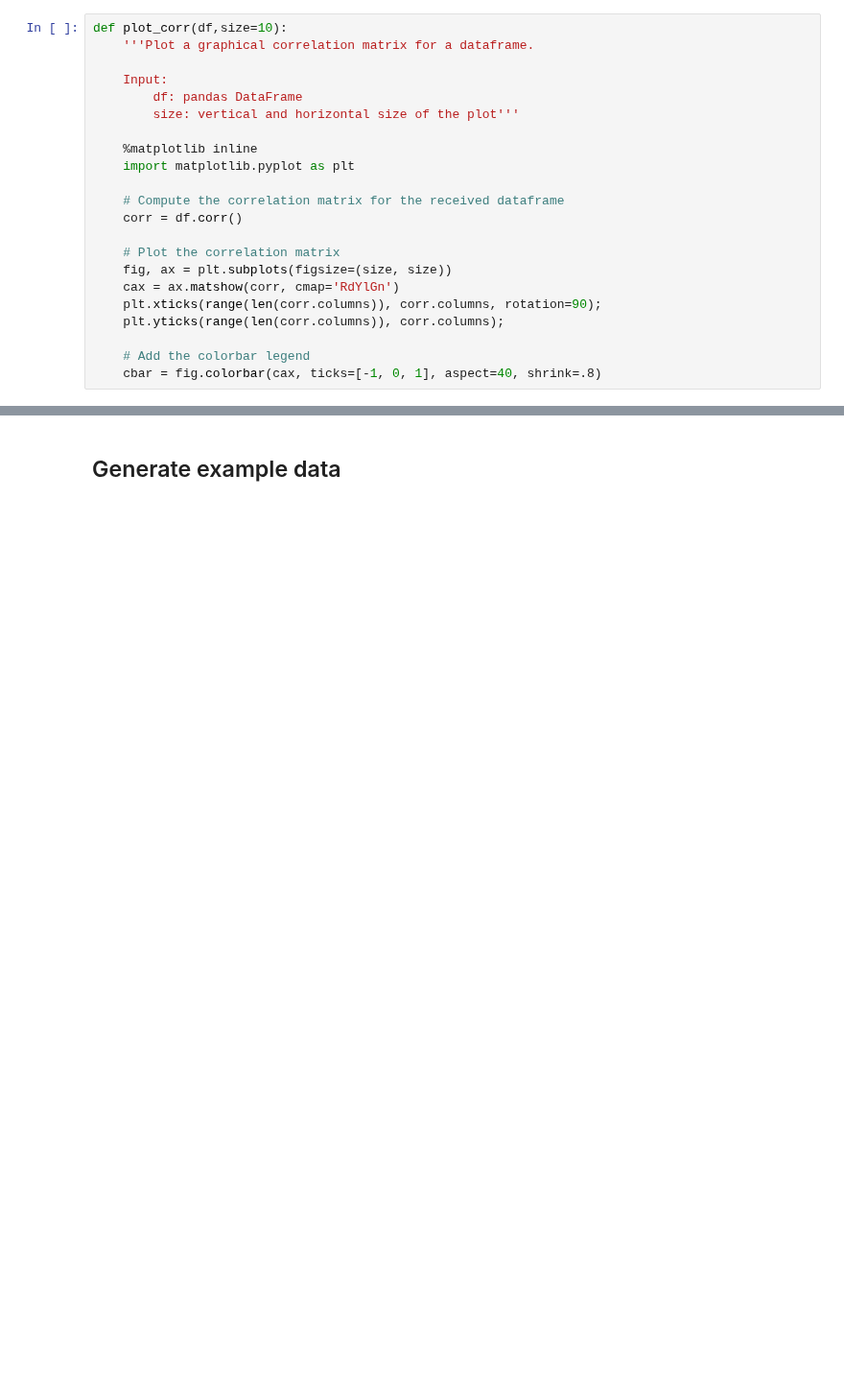
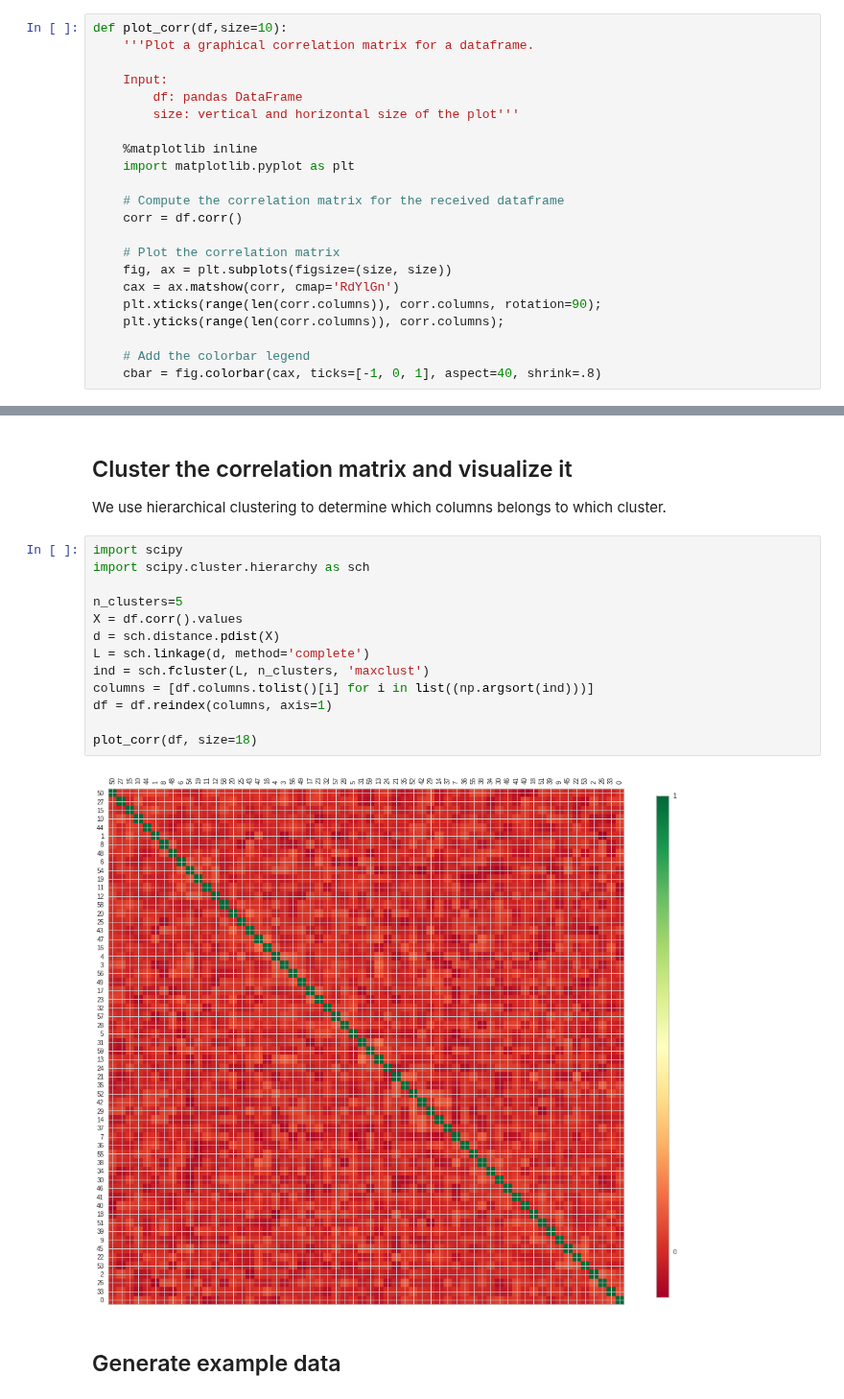
Before and after one commit to serivan/mldmlab, a Jupyter notebook: HANDSON-ML/09_ClusterEvaluation.ipynb, the cells around one changed output, grey strips where cells are left out. Shown at 96% size. Drawn from its saved outputs; the diff is of its cells as text; blank space fills up the shorter version.

```diff
--- a/HANDSON-ML/09_ClusterEvaluation.ipynb
+++ b/HANDSON-ML/09_ClusterEvaluation.ipynb
@@ -232,3 +243,21 @@ def plot_corr(df,size=10):
+# %% [markdown]
+## Cluster the correlation matrix and visualize it
+We use hierarchical clustering to determine which columns belongs to which cluster.
+# %%
+import scipy
+import scipy.cluster.hierarchy as sch
+
+n_clusters=5
+X = df.corr().values
+d = sch.distance.pdist(X)
+L = sch.linkage(d, method='complete')
+ind = sch.fcluster(L, n_clusters, 'maxclust')
+columns = [df.columns.tolist()[i] for i in list((np.argsort(ind)))]
+df = df.reindex(columns, axis=1)
+
+plot_corr(df, size=18)
+# %% [output]
+[figure, added]
 # %% [markdown]
 ## Generate example data
 # %%
```
Also changed, not shown: parts of 17 cells of this notebook.
